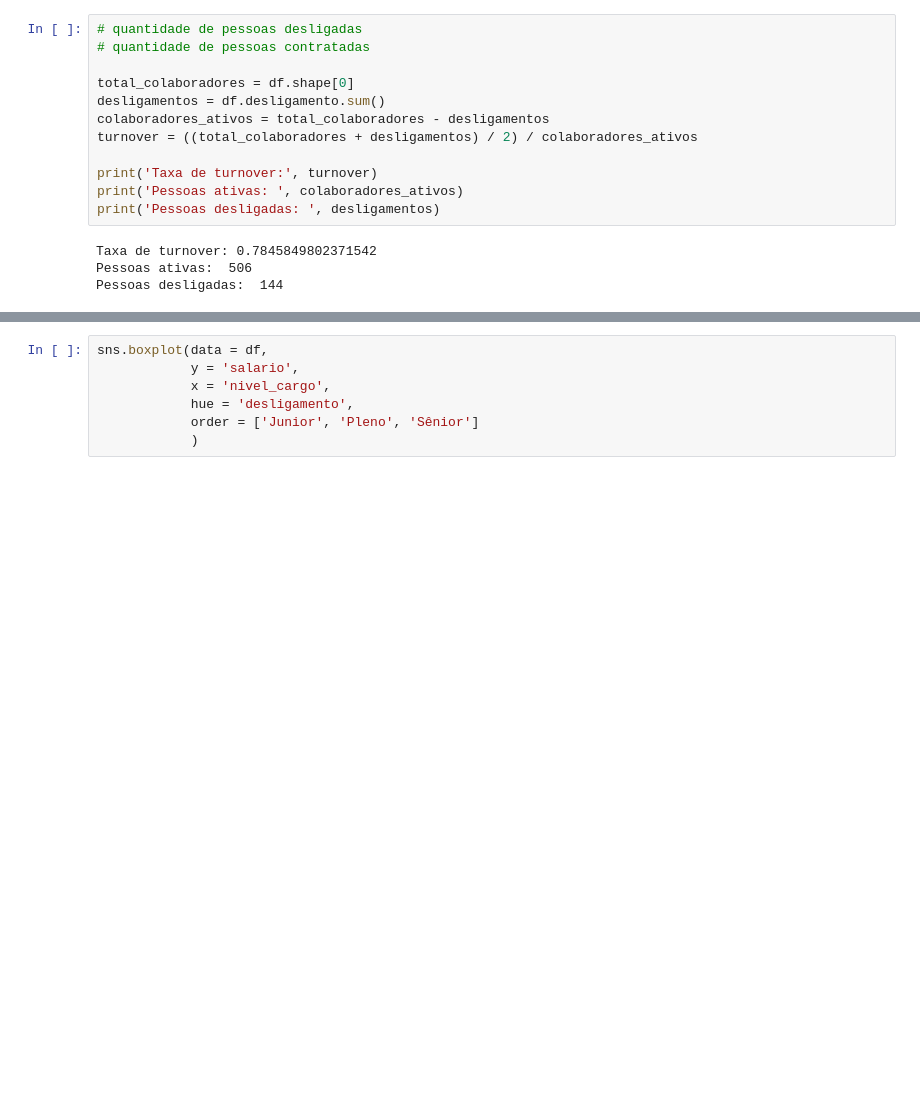
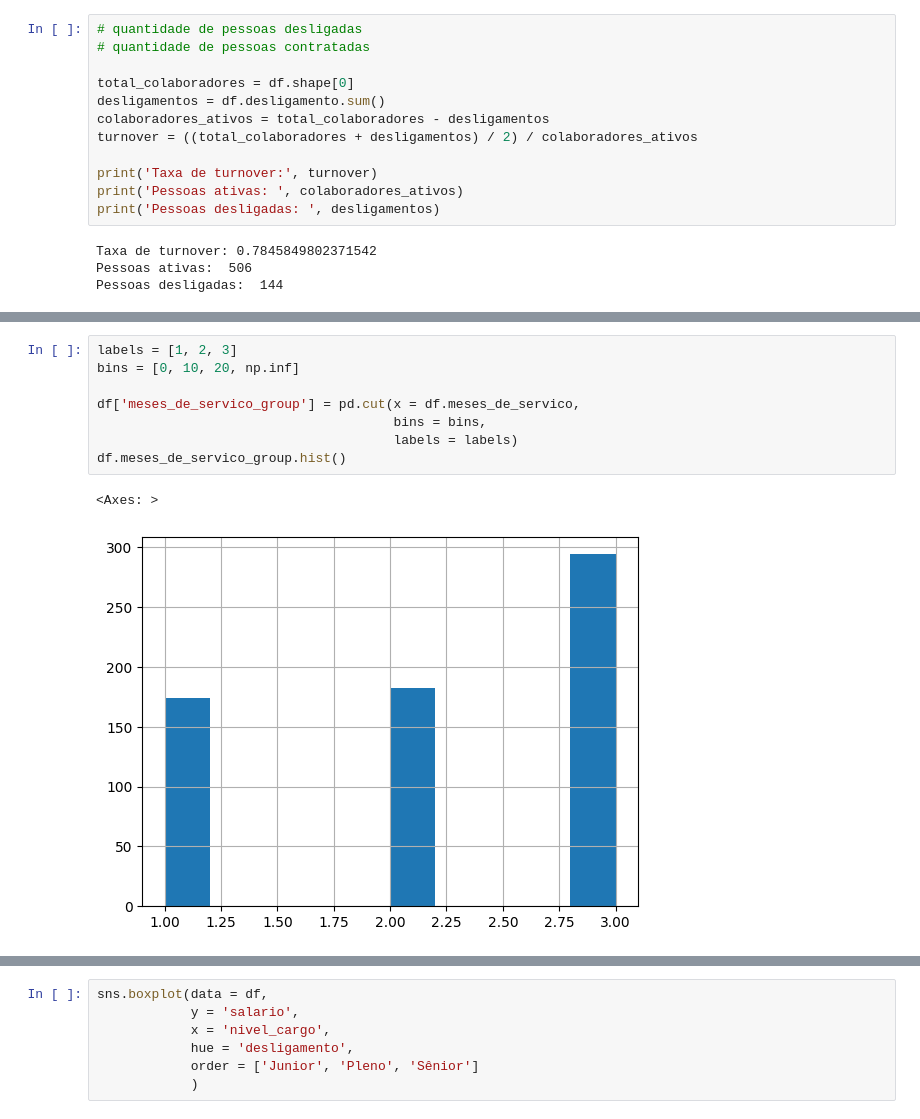
Before and after one commit to matheusmello-o/turnover-optmization, a Jupyter notebook: turnover.ipynb, the cells around one changed output, grey strips where cells are left out. Cells and saved outputs as stored; diff of their text form; blank space fills up the shorter version.

```diff
--- a/turnover.ipynb
+++ b/turnover.ipynb
@@ -201,0 +195,11 @@ Taxa de retencao grupo nan: nan
+# %%
+labels = [1, 2, 3]
+bins = [0, 10, 20, np.inf]
+
+df['meses_de_servico_group'] = pd.cut(x = df.meses_de_servico,
+                                      bins = bins,
+                                      labels = labels)
+df.meses_de_servico_group.hist()
+# %% [output]
+<Axes: >
+[figure, added]
```
Also changed, not shown: parts of 25 cells of this notebook.
